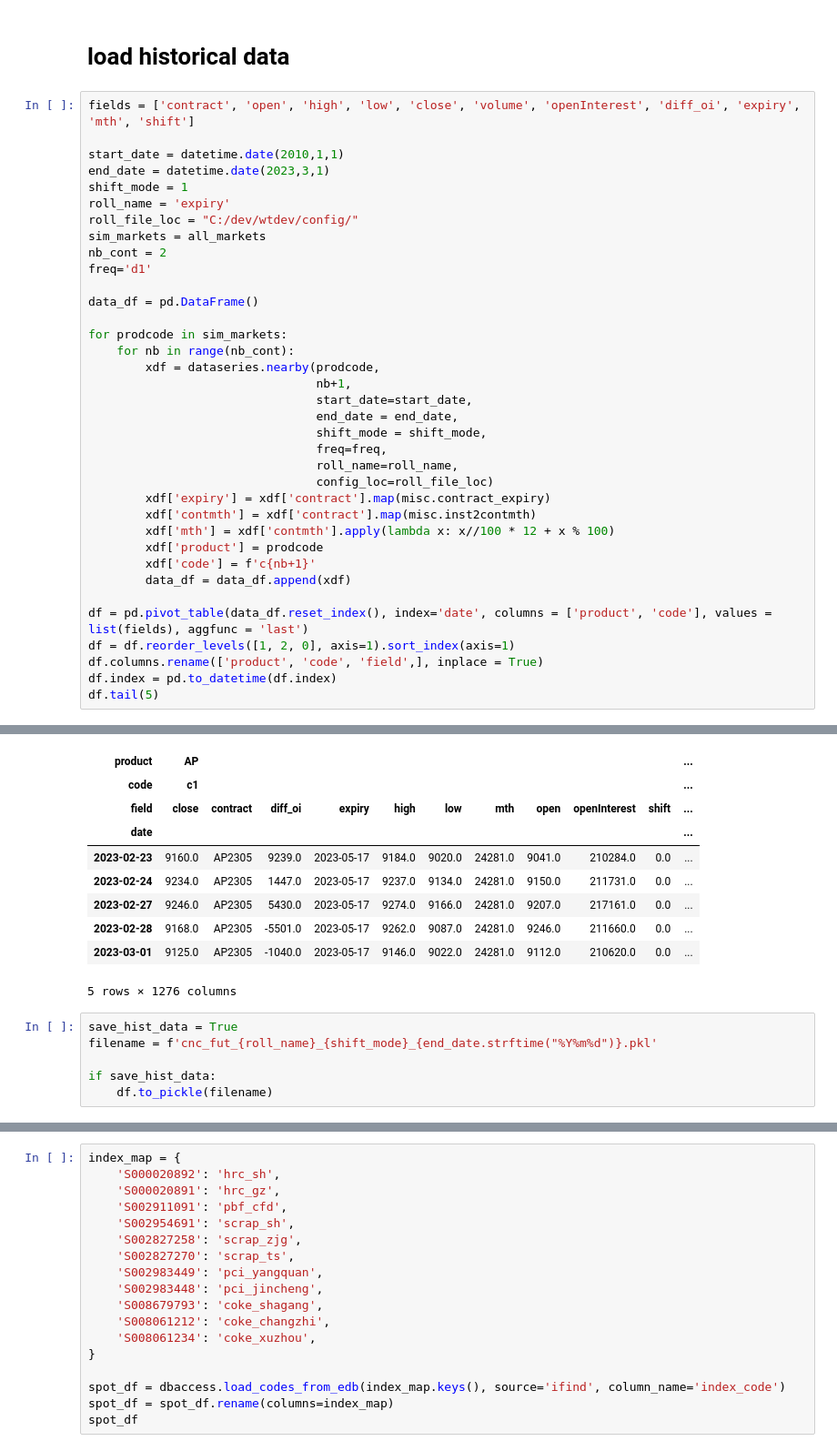
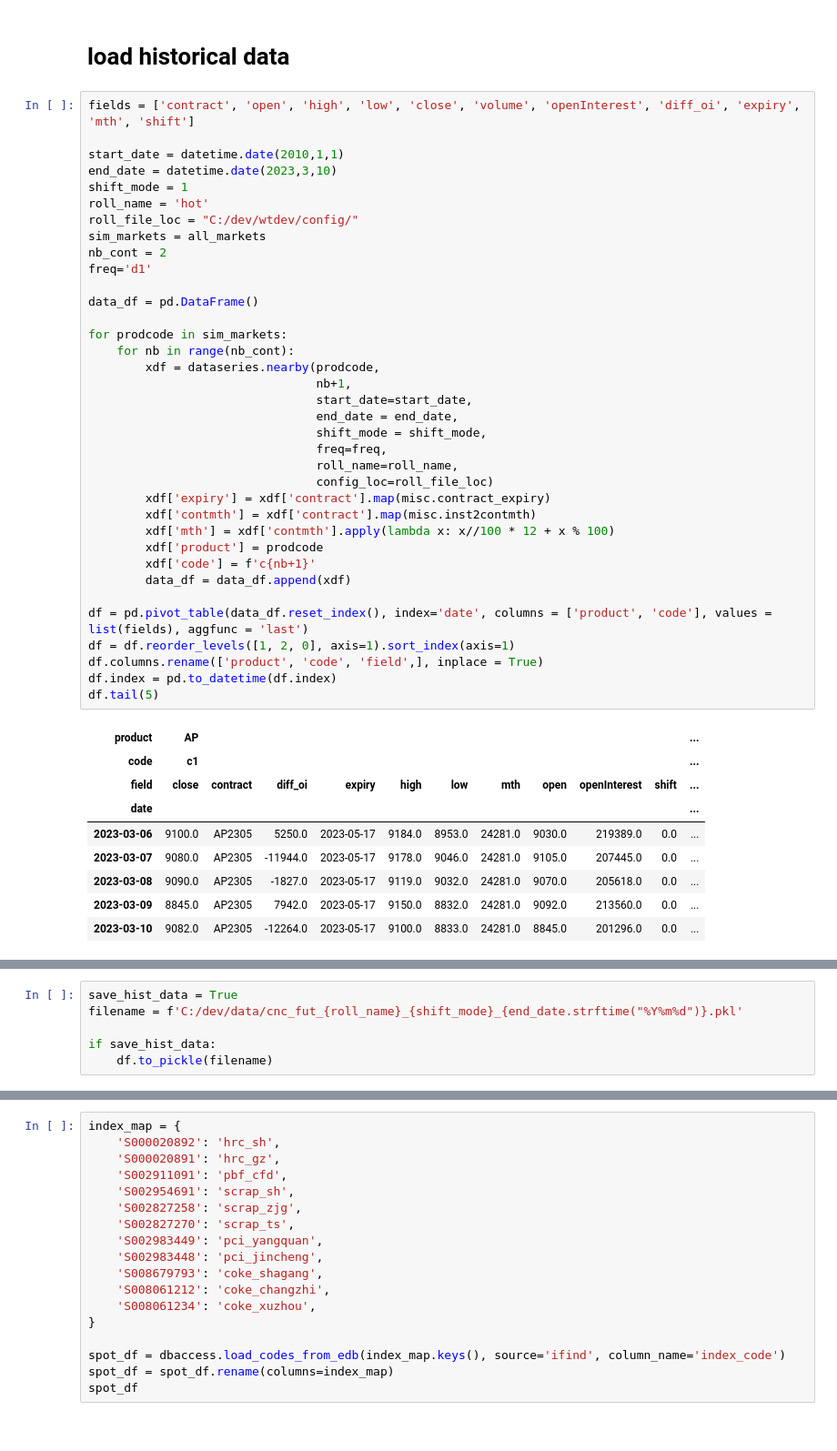
Before and after one commit to harvey1673/pyktrader3, a Jupyter notebook: bktest/factor signal analytics.ipynb, the cells around one changed output, grey strips where cells are left out. Shown at 91% size. Drawn from its saved outputs; the diff is of its cells as text.

```diff
--- a/bktest/factor signal analytics.ipynb
+++ b/bktest/factor signal analytics.ipynb
@@ -84,36 +84,45 @@ ll_keys = ['fullsample'] + ['%s:%s' % (sd.strftime('%Y-%b-%d'), ed.strftime('%Y-
 fields = ['contract', 'open', 'high', 'low', 'close', 'volume', 'openInterest', 'diff_oi', 'expiry', 'mth', 'shift']
 
 start_date = datetime.date(2010,1,1)
-end_date = datetime.date(2023,3,1)
+end_date = datetime.date(2023,3,10)
 shift_mode = 1
-roll_name = 'expiry'
+roll_name = 'hot'
 roll_file_loc = "C:/dev/wtdev/config/"
 sim_markets = all_markets
 nb_cont = 2
 freq='d1'
 
 data_df = pd.DataFrame()
 
 for prodcode in sim_markets:
     for nb in range(nb_cont):
         xdf = dataseries.nearby(prodcode,
                                 nb+1,
                                 start_date=start_date,
                                 end_date = end_date,
                                 shift_mode = shift_mode,
                                 freq=freq,
                                 roll_name=roll_name,
                                 config_loc=roll_file_loc)
         xdf['expiry'] = xdf['contract'].map(misc.contract_expiry)
         xdf['contmth'] = xdf['contract'].map(misc.inst2contmth)
         xdf['mth'] = xdf['contmth'].apply(lambda x: x//100 * 12 + x % 100)
         xdf['product'] = prodcode
         xdf['code'] = f'c{nb+1}'
         data_df = data_df.append(xdf)
 
 df = pd.pivot_table(data_df.reset_index(), index='date', columns = ['product', 'code'], values = list(fields), aggfunc = 'last')
 df = df.reorder_levels([1, 2, 0], axis=1).sort_index(axis=1)
 df.columns.rename(['product', 'code', 'field',], inplace = True)
 df.index = pd.to_datetime(df.index)
 df.tail(5)
 # %% [output]
+| product | AP |  |  |  |  |  |  |  |  |  | ... |
+| code | c1 |  |  |  |  |  |  |  |  |  | ... |
+| field | close | contract | diff_oi | expiry | high | low | mth | open | openInterest | shift | ... |
+| date |  |  |  |  |  |  |  |  |  |  | ... |
+| 2023-03-06 | 9100.0 | AP2305 | 5250.0 | 2023-05-17 | 9184.0 | 8953.0 | 24281.0 | 9030.0 | 219389.0 | 0.0 | ... |
+| 2023-03-07 | 9080.0 | AP2305 | -11944.0 | 2023-05-17 | 9178.0 | 9046.0 | 24281.0 | 9105.0 | 207445.0 | 0.0 | ... |
+| 2023-03-08 | 9090.0 | AP2305 | -1827.0 | 2023-05-17 | 9119.0 | 9032.0 | 24281.0 | 9070.0 | 205618.0 | 0.0 | ... |
+| 2023-03-09 | 8845.0 | AP2305 | 7942.0 | 2023-05-17 | 9150.0 | 8832.0 | 24281.0 | 9092.0 | 213560.0 | 0.0 | ... |
+| 2023-03-10 | 9082.0 | AP2305 | -12264.0 | 2023-05-17 | 9100.0 | 8833.0 | 24281.0 | 8845.0 | 201296.0 | 0.0 | ... |
@@ -124,18 +130,8 @@ warning: no close for contract IC2302 or IC2303
-| product | AP |  |  |  |  |  |  |  |  |  | ... |
-| code | c1 |  |  |  |  |  |  |  |  |  | ... |
-| field | close | contract | diff_oi | expiry | high | low | mth | open | openInterest | shift | ... |
-| date |  |  |  |  |  |  |  |  |  |  | ... |
-| 2023-02-23 | 9160.0 | AP2305 | 9239.0 | 2023-05-17 | 9184.0 | 9020.0 | 24281.0 | 9041.0 | 210284.0 | 0.0 | ... |
-| 2023-02-24 | 9234.0 | AP2305 | 1447.0 | 2023-05-17 | 9237.0 | 9134.0 | 24281.0 | 9150.0 | 211731.0 | 0.0 | ... |
-| 2023-02-27 | 9246.0 | AP2305 | 5430.0 | 2023-05-17 | 9274.0 | 9166.0 | 24281.0 | 9207.0 | 217161.0 | 0.0 | ... |
-| 2023-02-28 | 9168.0 | AP2305 | -5501.0 | 2023-05-17 | 9262.0 | 9087.0 | 24281.0 | 9246.0 | 211660.0 | 0.0 | ... |
-| 2023-03-01 | 9125.0 | AP2305 | -1040.0 | 2023-05-17 | 9146.0 | 9022.0 | 24281.0 | 9112.0 | 210620.0 | 0.0 | ... |
-5 rows × 1276 columns
-# %%
-save_hist_data = True
-filename = f'cnc_fut_{roll_name}_{shift_mode}_{end_date.strftime("%Y%m%d")}.pkl'
-
-if save_hist_data:
-    df.to_pickle(filename)
+# %%
+save_hist_data = True
+filename = f'C:/dev/data/cnc_fut_{roll_name}_{shift_mode}_{end_date.strftime("%Y%m%d")}.pkl'
+
+if save_hist_data:
+    df.to_pickle(filename)
 # %%
 curr_date = end_date
```
Also changed, not shown: parts of 32 cells of this notebook.
